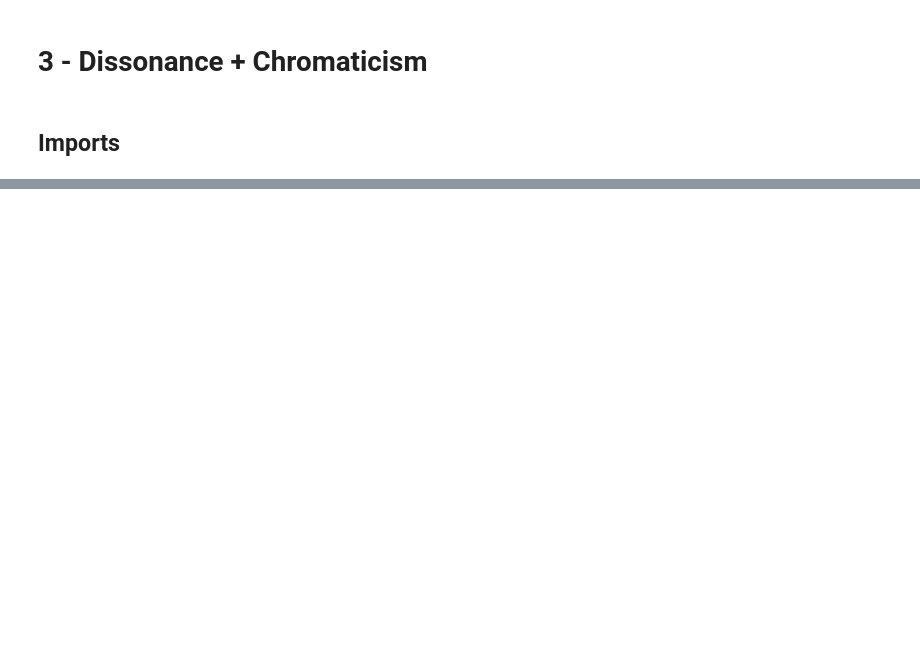
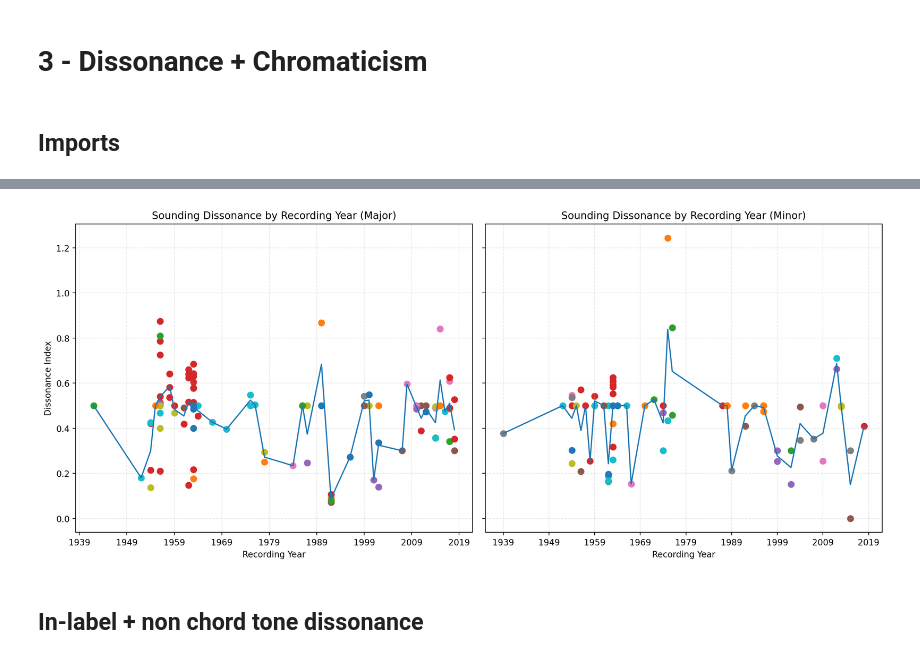
Before and after one commit to 1chenjes1/EPFL_DCML_2025, a Jupyter notebook: Notebooks/3 - Dissonance.ipynb, the cells around one changed output, grey strips where cells are left out. Saved outputs shown, nothing was run; the diff lists cells and outputs as text; code cells hidden in the pictures; blank space fills up the shorter version.

```diff
--- a/Notebooks/3 - Dissonance.ipynb
+++ b/Notebooks/3 - Dissonance.ipynb
@@ -93 +106,70 @@ plt.show()
+# %%
+harmonies_major = harmonies_major_raw.copy()
+harmonies_minor = harmonies_minor_raw.copy()
+harmonies_major['dissonance'] = harmonies_major['semitones'].apply(ia.semitones_to_dissonance)
+
+harmonies_major['dissonance'] = harmonies_major['dissonance'] * harmonies_major['duration_qb']
+
+identifier = ['artist', 'workTitle', 'recording_year']
+harmonies_major = harmonies_major.groupby(by=identifier, as_index=False)[['dissonance', 'duration_qb']].mean()
+harmonies_major['dissonance'] = harmonies_major['dissonance'] / harmonies_major['duration_qb']
+
+harmonies_minor['dissonance'] = harmonies_minor['semitones'].apply(ia.semitones_to_dissonance)
+
+harmonies_minor['dissonance'] = harmonies_minor['dissonance'] * harmonies_minor['duration_qb']
+
+identifier = ['artist', 'workTitle', 'recording_year']
+harmonies_minor = harmonies_minor.groupby(by=identifier, as_index=False)[['dissonance', 'duration_qb']].mean()
+harmonies_minor['dissonance'] = harmonies_minor['dissonance'] / harmonies_minor['duration_qb']
+# %%
+# Ensure recording_year is numeric
+harmonies_major['recording_year'] = pd.to_numeric(harmonies_major['recording_year'], errors='coerce')
+harmonies_minor['recording_year'] = pd.to_numeric(harmonies_minor['recording_year'], errors='coerce')
+
+# Find combined min and max year to keep axes consistent
+min_year = min(harmonies_major['recording_year'].min(), harmonies_minor['recording_year'].min())
+max_year = max(harmonies_major['recording_year'].max(), harmonies_minor['recording_year'].max())
+
+ticks = np.arange(min_year, max_year + 10, 10)
+
+artists = np.unique(np.concatenate([harmonies_major['artist'].unique(), harmonies_minor['artist'].unique()]))
+colors = plt.cm.tab10.colors
+
+fig, axes = plt.subplots(1, 2, figsize=(14, 6), sharey=True)
+
+# Plot major
+for i, artist in enumerate(artists):
+    subset = harmonies_major[harmonies_major['artist'] == artist]
+    axes[0].scatter(subset['recording_year'], subset['dissonance'],
+                    label=artist, color=colors[i % len(colors)], s=50)
+
+axes[0].plot(harmonies_major.groupby(by='recording_year', as_index=False)['dissonance'].mean()['recording_year'],
+             harmonies_major.groupby(by='recording_year', as_index=False)['dissonance'].mean()['dissonance'])
+axes[0].set_title('Sounding Dissonance by Recording Year (Major)')
+axes[0].set_xlabel('Recording Year')
+axes[0].set_ylabel('Dissonance Index')
+axes[0].set_xticks(ticks)
+axes[0].grid(True, linestyle='--', alpha=0.3)
+
+# Plot minor
+for i, artist in enumerate(artists):
+    subset = harmonies_minor[harmonies_minor['artist'] == artist]
+    axes[1].scatter(subset['recording_year'], subset['dissonance'],
+                    label=artist, color=colors[i % len(colors)], s=50)
+
+axes[1].plot(harmonies_minor.groupby(by='recording_year', as_index=False)['dissonance'].mean()['recording_year'],
+             harmonies_minor.groupby(by='recording_year', as_index=False)['dissonance'].mean()['dissonance'])
+axes[1].set_title('Sounding Dissonance by Recording Year (Minor)')
+axes[1].set_xlabel('Recording Year')
+axes[1].set_xticks(ticks)
+axes[1].grid(True, linestyle='--', alpha=0.3)
+
+
+plt.tight_layout()
+plt.savefig(f"../Results/SoundingDissonanceIndex")
+plt.show()
+# %% [output]
+[figure, added]
+# %% [markdown]
+## In-label + non chord tone dissonance
 # %%
```
Also changed, not shown: parts of 19 cells of this notebook, 12 other files.
